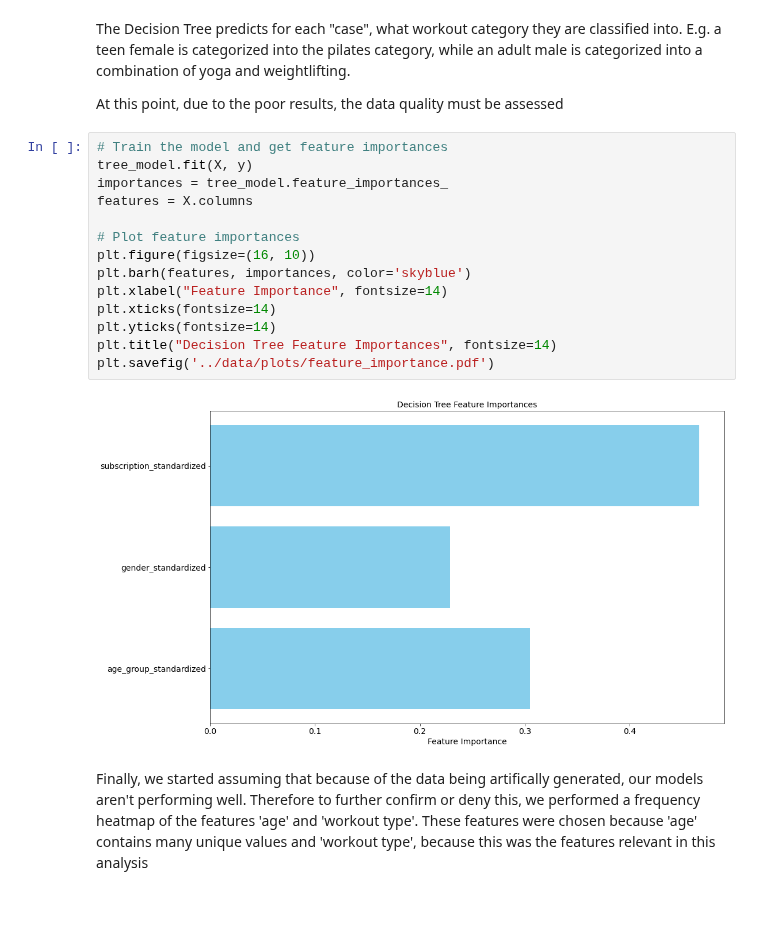
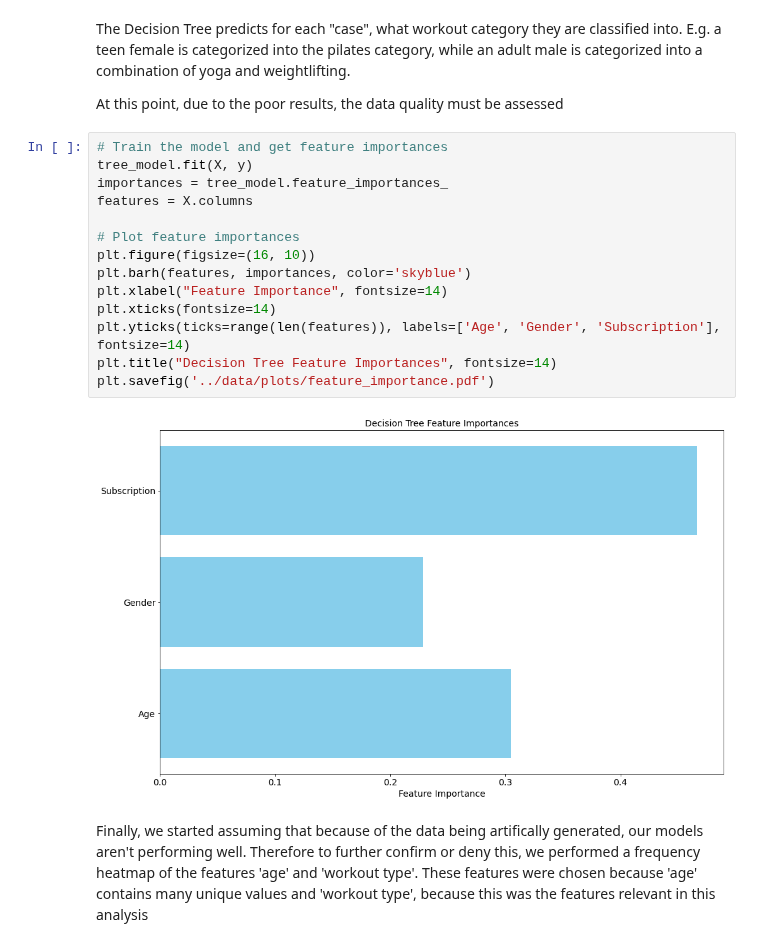
Before and after one commit to emmaqingjie/final_project_data_science, a Jupyter notebook: scripts/classification_workouttypes.ipynb, the cells around one changed output. Cells and saved outputs as stored; diff of their text form; blank space fills up the shorter version.

Commit message:
Formatting feature importance plot

```diff
--- a/scripts/classification_workouttypes.ipynb
+++ b/scripts/classification_workouttypes.ipynb
@@ -236,19 +236,19 @@ At this point, due to the poor results, the data quality must be assessed
 # %%
 # Train the model and get feature importances
 tree_model.fit(X, y)
 importances = tree_model.feature_importances_
 features = X.columns
 
 # Plot feature importances
 plt.figure(figsize=(16, 10))
 plt.barh(features, importances, color='skyblue')
 plt.xlabel("Feature Importance", fontsize=14)
 plt.xticks(fontsize=14)
-plt.yticks(fontsize=14)
+plt.yticks(ticks=range(len(features)), labels=['Age', 'Gender', 'Subscription'], fontsize=14)
 plt.title("Decision Tree Feature Importances", fontsize=14)
 plt.savefig('../data/plots/feature_importance.pdf')
 # %% [output]
-[figure, old version]
+[figure, new version]
 # %% [markdown]
 Finally, we started assuming that because of the data being artifically generated, our models aren't performing well. Therefore to further confirm or deny this, we performed a frequency heatmap of the features 'age' and 'workout type'. These features were chosen because 'age' contains many unique values and 'workout type', because this was the features relevant in this analysis
 # %%
```
Also changed, not shown: 1 other file.
